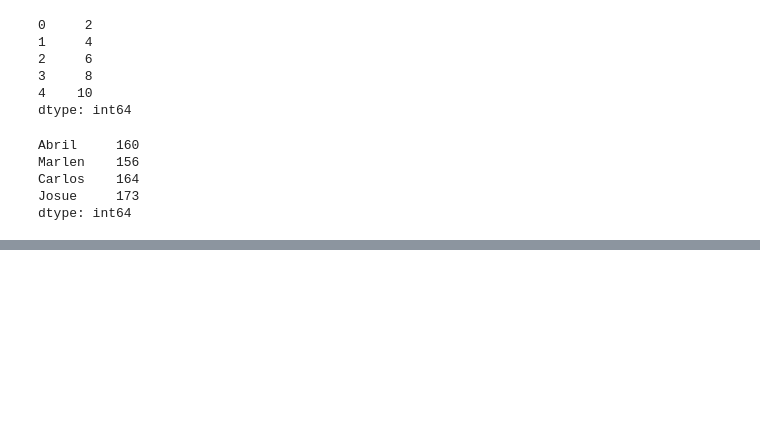
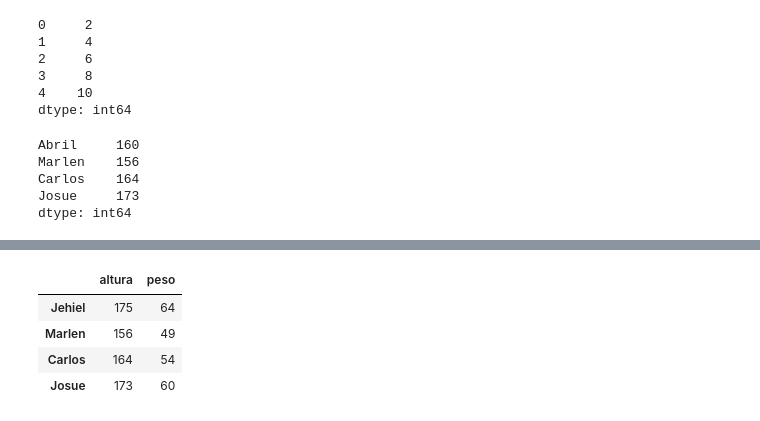
Before and after one commit to Alberto240682/Dev, a Jupyter notebook: Pandas.ipynb, the cells around one changed output, grey strips where cells are left out. Cells and saved outputs as stored; diff of their text form; code cells hidden in the pictures; blank space fills up the shorter version.

```diff
--- a/Pandas.ipynb
+++ b/Pandas.ipynb
@@ -44,0 +224,14 @@ dtype: int64
+# %%
+# Crear un DataFrame e inicilizarlo con un diccionario de Python
+personas = {
+    "altura": {"Jehiel": 175, "Marlen": 156, "Carlos": 164, "Josue": 173},
+    "peso": {"Jehiel": 64, "Marlen": 49, "Carlos": 54, "Josue": 60}
+}
+df = pd.DataFrame(personas)
+df
+# %% [output]
+|  | altura | peso |
+| Jehiel | 175 | 64 |
+| Marlen | 156 | 49 |
+| Carlos | 164 | 54 |
+| Josue | 173 | 60 |
```
Also changed, not shown: parts of 22 cells of this notebook.
